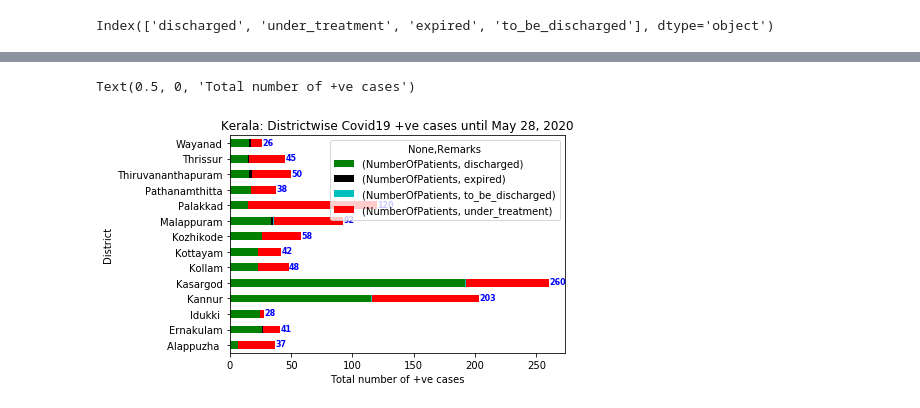
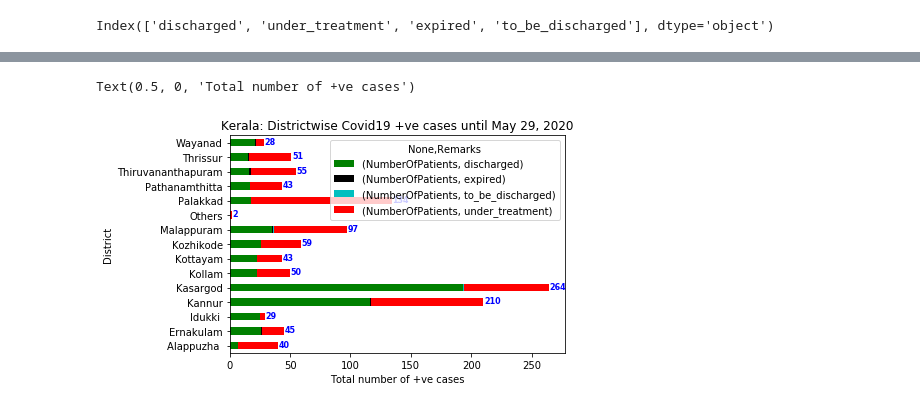
Before and after one commit to sandyiswell/covid19Kerala, a Jupyter notebook: positiveCase.ipynb, the cells around one changed output, grey strips where cells are left out. Saved outputs shown, nothing was run; the diff lists cells and outputs as text; code cells hidden in the pictures.

```diff
--- a/positiveCase.ipynb
+++ b/positiveCase.ipynb
@@ -143,18 +146,18 @@ p.groupby(["PresentStatus", "Remarks"]).agg(np.sum)
 # %%
 Dist = pd.DataFrame(p.groupby("District").agg(np.sum))
 Dist["District"] = Dist.index  # converting the index to a column.
 
 # Horizontal split bar plot for each districts.
 
 p.groupby(["District", "Remarks"]).agg(np.sum).unstack(1).plot(kind='barh', stacked=True, color='gkcr') #plot.barh()
 num = list(Dist.NumberOfPatients)
 for i, v in enumerate(num):
     plt.text(v+ .5 , i-.1 , str(v), color='b',  fontsize=8,fontweight='bold')
-plt.title("Kerala: Districtwise Covid19 +ve cases until May 28, 2020")
+plt.title("Kerala: Districtwise Covid19 +ve cases until May 29, 2020")
 plt.xlabel("Total number of +ve cases")
 # %% [output]
 Text(0.5, 0, 'Total number of +ve cases')
-[figure, old version]
+[figure, new version]
 # %%
 print(Dist.columns)
 print(Dist.NumberOfPatients.sum())
```
Also changed, not shown: parts of 12 cells of this notebook, 2 other files.
